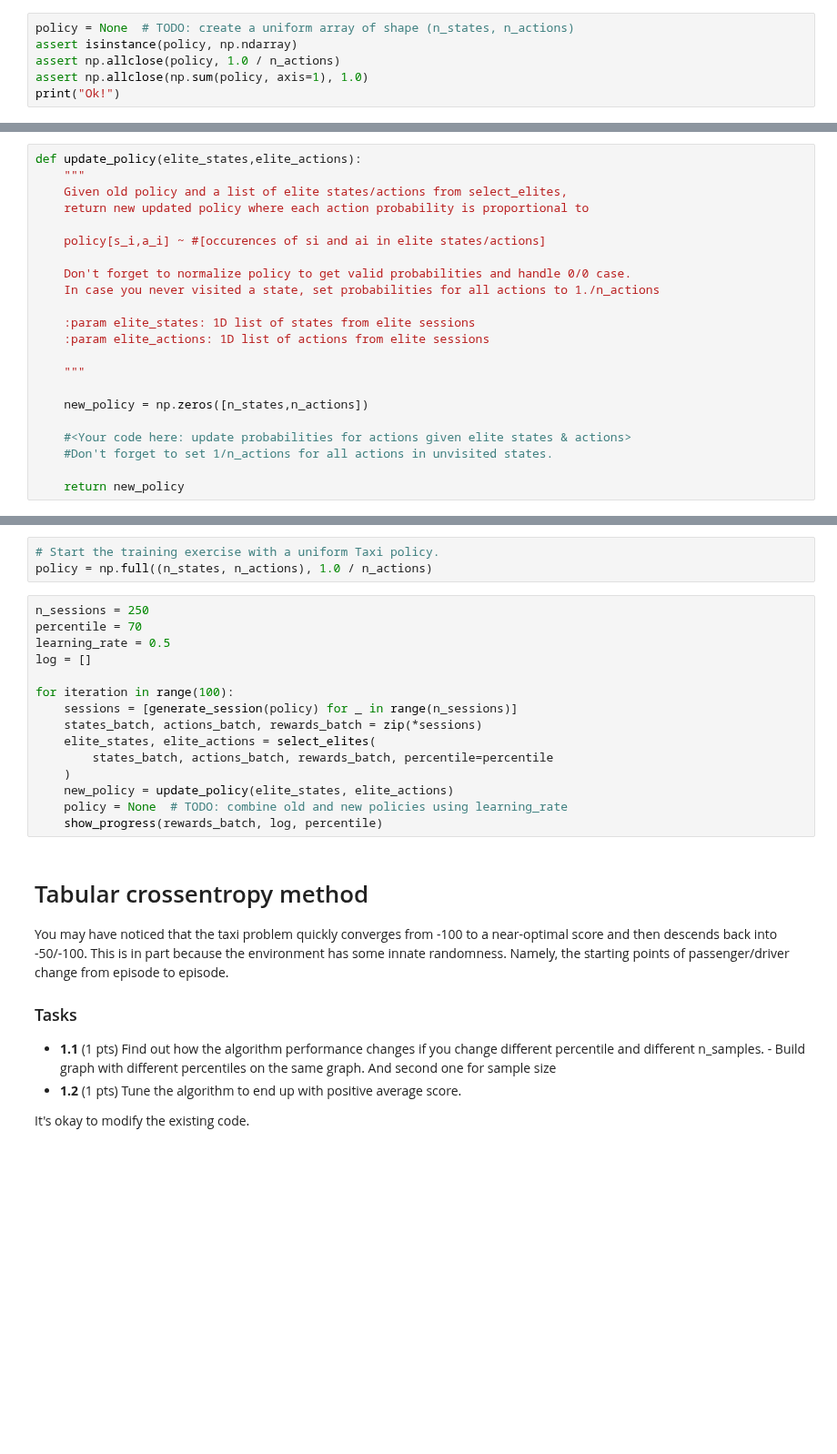
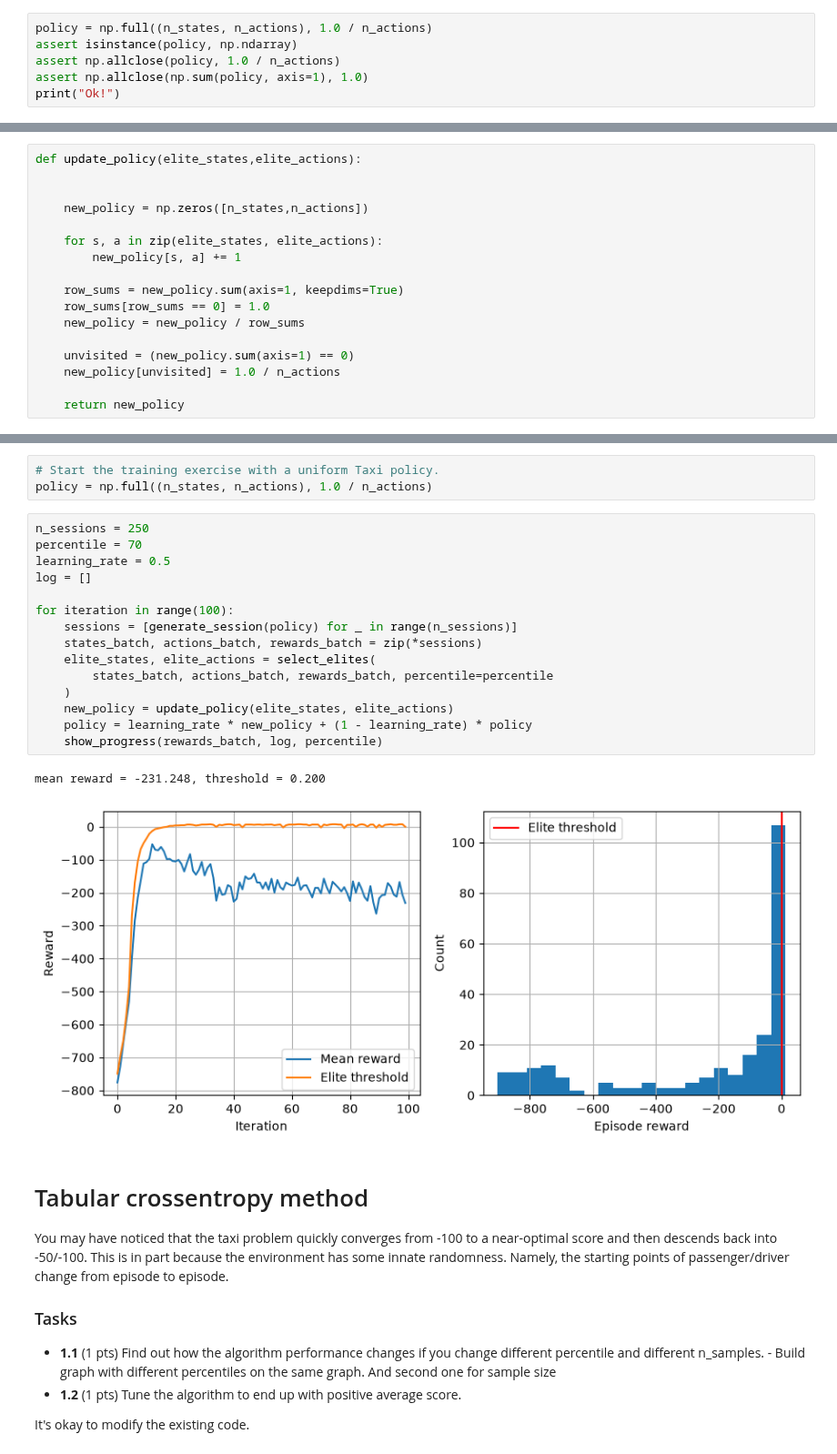
Before and after one commit to qwebetami/AESCML26, a Jupyter notebook: hw4/task_crossentrophy_rl.ipynb, the cells around one changed output, grey strips where cells are left out. Shown at 91% size. Cells and saved outputs as stored; diff of their text form; blank space fills up the shorter version.

```diff
--- a/hw4/task_crossentrophy_rl.ipynb
+++ b/hw4/task_crossentrophy_rl.ipynb
@@ -38,7 +67,7 @@ Please initialize policy __uniformly__, that is, probabililities of all actions
 # %% [markdown]
 # Initialize policy (0.5pts)
 # %%
-policy = None  # TODO: create a uniform array of shape (n_states, n_actions)
+policy = np.full((n_states, n_actions), 1.0 / n_actions)
 assert isinstance(policy, np.ndarray)
 assert np.allclose(policy, 1.0 / n_actions)
 assert np.allclose(np.sum(policy, axis=1), 1.0)
@@ -128,25 +170,20 @@ print("Ok!")
-# %%
-def update_policy(elite_states,elite_actions):
-    """
-    Given old policy and a list of elite states/actions from select_elites,
-    return new updated policy where each action probability is proportional to
-
-    policy[s_i,a_i] ~ #[occurences of si and ai in elite states/actions]
-
-    Don't forget to normalize policy to get valid probabilities and handle 0/0 case.
-    In case you never visited a state, set probabilities for all actions to 1./n_actions
-
-    :param elite_states: 1D list of states from elite sessions
-    :param elite_actions: 1D list of actions from elite sessions
-
-    """
-
-    new_policy = np.zeros([n_states,n_actions])
-
-    #<Your code here: update probabilities for actions given elite states & actions>
-    #Don't forget to set 1/n_actions for all actions in unvisited states.
-
-    return new_policy
+# %%
+def update_policy(elite_states,elite_actions):
+
+
+    new_policy = np.zeros([n_states,n_actions])
+
+    for s, a in zip(elite_states, elite_actions):
+        new_policy[s, a] += 1
+
+    row_sums = new_policy.sum(axis=1, keepdims=True)
+    row_sums[row_sums == 0] = 1.0
+    new_policy = new_policy / row_sums
+
+    unvisited = (new_policy.sum(axis=1) == 0)
+    new_policy[unvisited] = 1.0 / n_actions
+
+    return new_policy
 # %%
 
 elite_states, elite_actions = ([1, 2, 3, 4, 2, 0, 2, 3, 1], [0, 2, 4, 3, 2, 0, 1, 3, 3])
@@ -199,18 +242,21 @@ policy = np.full((n_states, n_actions), 1.0 / n_actions)
 # %%
 n_sessions = 250
 percentile = 70
 learning_rate = 0.5
 log = []
 
 for iteration in range(100):
     sessions = [generate_session(policy) for _ in range(n_sessions)]
     states_batch, actions_batch, rewards_batch = zip(*sessions)
     elite_states, elite_actions = select_elites(
         states_batch, actions_batch, rewards_batch, percentile=percentile
     )
     new_policy = update_policy(elite_states, elite_actions)
-    policy = None  # TODO: combine old and new policies using learning_rate
+    policy = learning_rate * new_policy + (1 - learning_rate) * policy
     show_progress(rewards_batch, log, percentile)
+# %% [output]
+mean reward = -231.248, threshold = 0.200
+[figure, added]
 # %% [markdown]
 # Tabular crossentropy method
 
```
Also changed, not shown: parts of 10 cells of this notebook.
